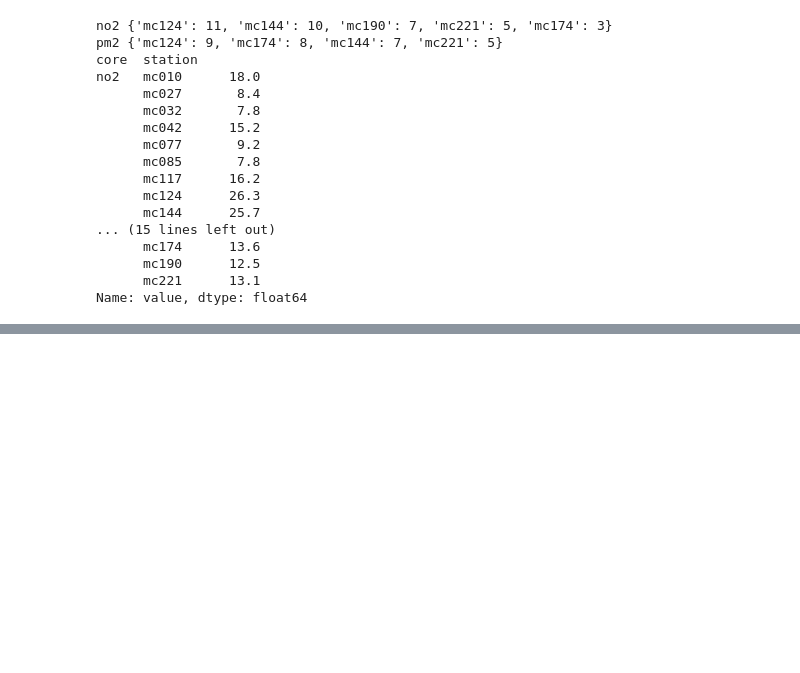
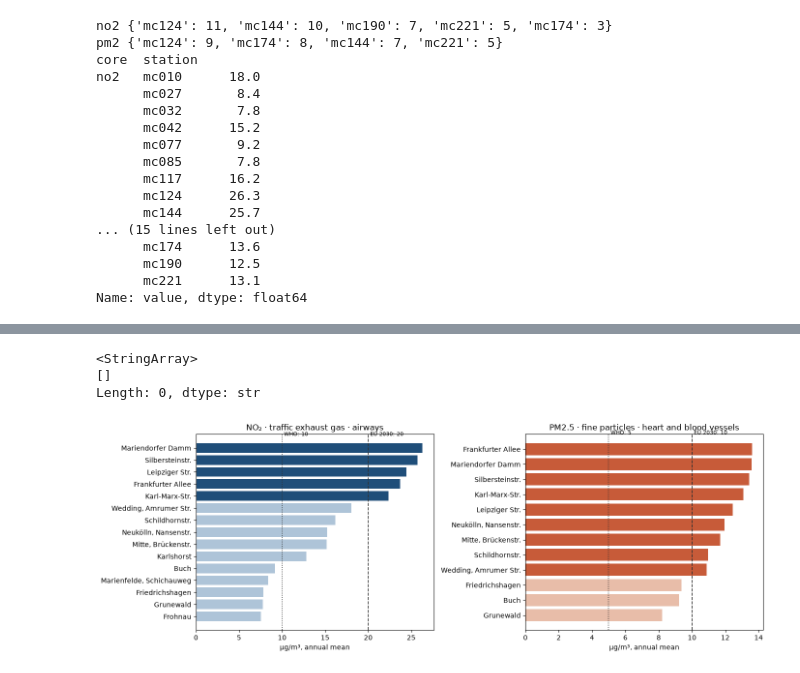
Before and after one commit to petrakuhnle/Air_Quality_Project, a Jupyter notebook: notebooks/02_peak_hours.ipynb, the cells around one changed output, grey strips where cells are left out. Cells and saved outputs as stored; diff of their text form; code cells hidden in the pictures; blank space fills up the shorter version.

```diff
--- a/notebooks/02_peak_hours.ipynb
+++ b/notebooks/02_peak_hours.ipynb
@@ -182,0 +169,49 @@ plt.savefig(ROOT / "figures" / "02_daily_cycle_relative.png", dpi=150)
+# %%
+# Station names, so the chart reads without a lookup
+NAME = {
+    "mc010": "Wedding, Amrumer Str.",
+    "mc027": "Marienfelde, Schichauweg",
+    "mc032": "Grunewald",
+    "mc042": "Neukölln, Nansenstr.",
+    "mc077": "Buch",
+    "mc085": "Friedrichshagen",
+    "mc117": "Schildhornstr.",
+    "mc124": "Mariendorfer Damm",
+    "mc144": "Silbersteinstr.",
+    "mc145": "Frohnau",
+    "mc171": "Mitte, Brückenstr.",
+    "mc174": "Frankfurter Allee",
+    "mc190": "Leipziger Str.",
+    "mc221": "Karl-Marx-Str.",
+    "mc282": "Karlshorst",
+}
+
+# Annual mean per station. Full colour above the EU 2030 limit, pale below.
+# Dashed line EU 2030, dotted WHO.
+ann = df.groupby(["core", "station"])["value"].mean().reset_index()
+ann["name"] = ann["station"].map(NAME)
+print(ann[ann["name"].isna()]["station"].unique())      # should be empty
+
+fig, axes = plt.subplots(1, 2, figsize=(14, 5))
+
+for ax, core in zip(axes, ["no2", "pm2"]):
+    g = ann[ann["core"] == core].sort_values("value", ascending=False)
+    colours = [COLOUR[core] if v > LIMIT[core] else PALE[core] for v in g["value"]]
+
+    ax.barh(g["name"], g["value"], color=colours)
+    ax.axvline(LIMIT[core], color="#333333", lw=1.2, ls="--")
+    ax.axvline(WHO[core], color="#333333", lw=1.2, ls=":")
+    ax.text(LIMIT[core], -0.9, f" EU 2030: {LIMIT[core]}", fontsize=8, va="bottom")
+    ax.text(WHO[core], -0.9, f" WHO: {WHO[core]}", fontsize=8, va="bottom")
+
+    ax.invert_yaxis()
+    ax.set_title(LABEL[core])
+    ax.set_xlabel("µg/m³, annual mean")
+
+plt.tight_layout()
+plt.savefig(ROOT / "figures" / "02_station_ranking.png", dpi=150)
+# %% [output]
+<StringArray>
+[]
+Length: 0, dtype: str
+[figure, added]
```
Also changed, not shown: parts of 4 cells of this notebook, 3 other files.
